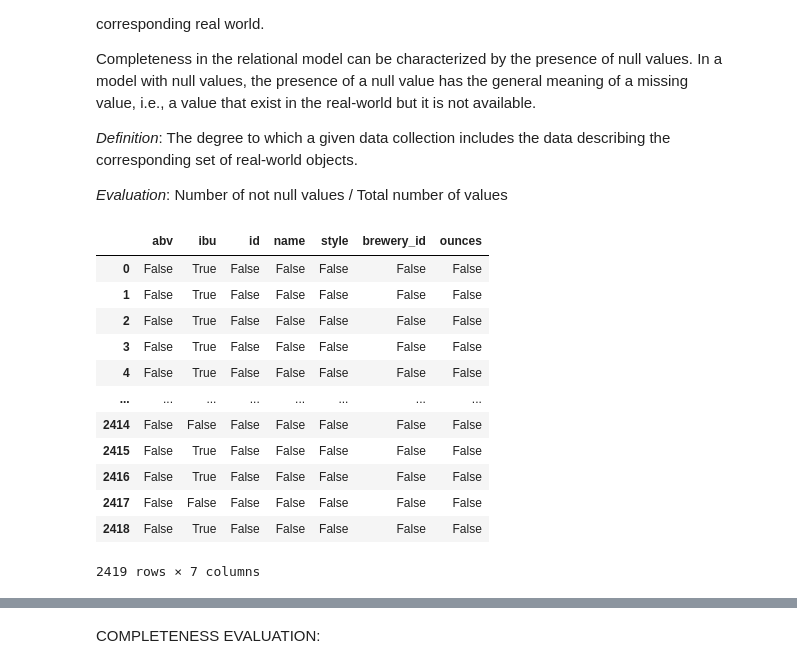
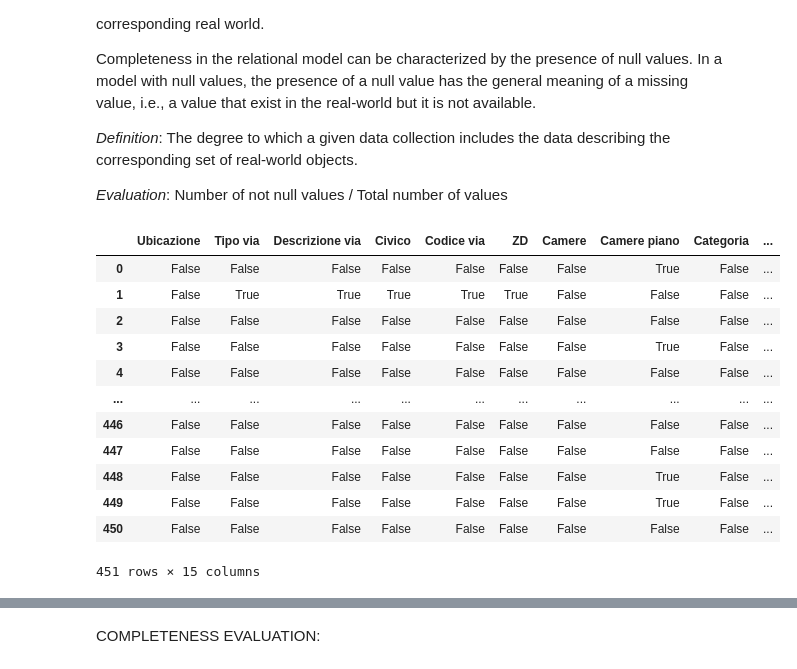
Before and after one commit to SamuGalli/DIQ, a Jupyter notebook: DIQproject.ipynb, the cells around one changed output, grey strips where cells are left out. Drawn from its saved outputs; the diff is of its cells as text; code cells hidden in the pictures.

```diff
--- a/DIQproject.ipynb
+++ b/DIQproject.ipynb
@@ -283,17 +460,17 @@ BEERS = pd.read_csv('https://raw.githubusercontent.com/camillasancricca/DATADIQ/
 # %%
 #isnull() shows which values are null
-BEERS.isnull()
+HOTELS.isnull()
 # %% [output]
-|  | abv | ibu | id | name | style | brewery_id | ounces |
-| 0 | False | True | False | False | False | False | False |
-| 1 | False | True | False | False | False | False | False |
-| 2 | False | True | False | False | False | False | False |
-| 3 | False | True | False | False | False | False | False |
-| 4 | False | True | False | False | False | False | False |
-| ... | ... | ... | ... | ... | ... | ... | ... |
-| 2414 | False | False | False | False | False | False | False |
-| 2415 | False | True | False | False | False | False | False |
-| 2416 | False | True | False | False | False | False | False |
-| 2417 | False | False | False | False | False | False | False |
-| 2418 | False | True | False | False | False | False | False |
+|  | Ubicazione | Tipo via | Descrizione via | Civico | Codice via | ZD | Camere | Camere piano | Categoria | ... |
+| 0 | False | False | False | False | False | False | False | True | False | ... |
+| 1 | False | True | True | True | True | True | False | False | False | ... |
+| 2 | False | False | False | False | False | False | False | False | False | ... |
+| 3 | False | False | False | False | False | False | False | True | False | ... |
+| 4 | False | False | False | False | False | False | False | False | False | ... |
+| ... | ... | ... | ... | ... | ... | ... | ... | ... | ... | ... |
+| 446 | False | False | False | False | False | False | False | False | False | ... |
+| 447 | False | False | False | False | False | False | False | False | False | ... |
+| 448 | False | False | False | False | False | False | False | True | False | ... |
+| 449 | False | False | False | False | False | False | False | True | False | ... |
+| 450 | False | False | False | False | False | False | False | False | False | ... |
-2419 rows × 7 columns
+451 rows × 15 columns
```
Also changed, not shown: parts of 37 cells of this notebook.
